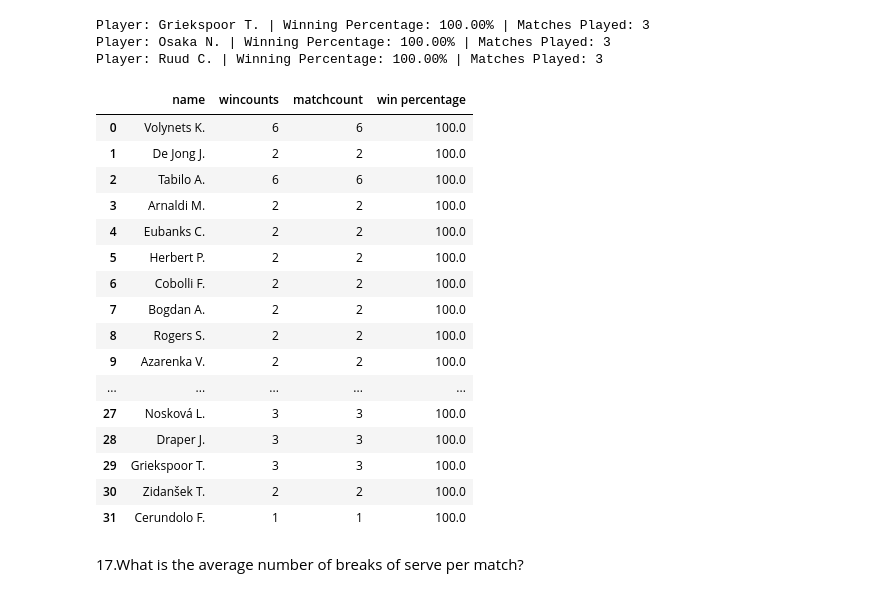
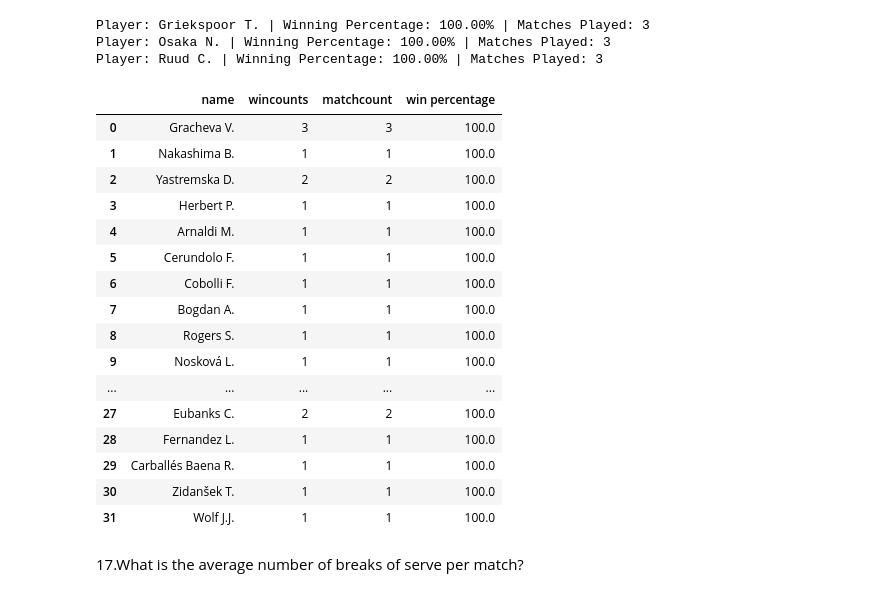
Before and after one commit to HosseinFaghihi/tennismatch_coop_coding, a Jupyter notebook: tproject.ipynb, the cells around one changed output. Drawn from its saved outputs; the diff is of its cells as text; code cells hidden in the pictures.

```diff
--- a/tproject.ipynb
+++ b/tproject.ipynb
@@ -715,7 +715,7 @@ filtered_statistics['winner'] = filtered_statistics.apply(determine_winner, axis
 # Merge with home_team and away_team DataFrames to get player IDs
 merged_teams = pd.merge(home_team[['match_id', 'player_id', 'full_name']],
                         away_team[['match_id', 'player_id', 'full_name']],
-                        on='match_id', suffixes=('_home', '_away')).drop_duplicates()
+                        on='match_id', suffixes=('_home', '_away'))
 
 # Merge filtered_statistics with merged_teams to get winner player IDs
 win = pd.merge(filtered_statistics[['match_id', 'winner']],
@@ -736,7 +736,7 @@ for index, row in win.iterrows():
 
 win_tournoment =pd.merge(win[['match_id','winning_player_id','winning_player_name']],
                          tournament[['match_id','tournament_id']],
-                         on='match_id').drop_duplicates()
+                         on='match_id').drop_duplicates(keep='last')
 
 
 
@@ -1044,50 +1192,50 @@ def determine_winner(row):
         return 0 if row['home_point'] == '40' else 1
     else:
         return None
 
 
 last_row_per_id['Winner'] = last_row_per_id.apply(determine_winner, axis=1)
 df_home_new=grouped_data_frames['home_team']
 df_home_new['h/a']=0
 df_away_new=grouped_data_frames['away_team']
 df_away_new['h/a']=1
 df_home_away=pd.concat([df_home_new,df_away_new])
 df_merge_team_pbp=pd.merge(df_home_away,last_row_per_id[['Winner','match_id']] ,on='match_id',how='inner')
-df_merge_team_pbp=df_merge_team_pbp[['match_id','name', 'gender','current_rank','h/a','Winner']].sort_values(by='match_id')
+df_merge_team_pbp=df_merge_team_pbp[['match_id','name', 'gender','current_rank','h/a','Winner']].sort_values(by='match_id').drop_duplicates()
 grouped = df_merge_team_pbp.groupby('match_id').filter(lambda x: (x['current_rank'] <= 10).any()).reset_index(drop=True)
 filterede_df = grouped[(grouped['h/a'] == grouped['Winner']) & (grouped['current_rank'] > 10)]
 count=grouped[(grouped['current_rank'] > 10)].reset_index(drop=True)
 
 
 count_df1 = filterede_df['name'].value_counts().reset_index()
 count_df1.columns = ['name', 'wincounts']
 
 count_df2 = count['name'].value_counts().reset_index()
 count_df2.columns=['name','matchcount']
 
 
 df_count_all=pd.merge(count_df1,count_df2,on='name',how='inner').reset_index(drop=True)
 df_count_all['win percentage']=df_count_all['wincounts']*100/df_count_all['matchcount']
 df_count_all=df_count_all.sort_values(by='win percentage',ascending=False)
 df_count_all[df_count_all['win percentage']==100].reset_index(drop=True)
 # %% [output]
 |  | name | wincounts | matchcount | win percentage |
-| 0 | Volynets K. | 6 | 6 | 100.0 |
-| 1 | De Jong J. | 2 | 2 | 100.0 |
-| 2 | Tabilo A. | 6 | 6 | 100.0 |
-| 3 | Arnaldi M. | 2 | 2 | 100.0 |
-| 4 | Eubanks C. | 2 | 2 | 100.0 |
-| 5 | Herbert P. | 2 | 2 | 100.0 |
-| 6 | Cobolli F. | 2 | 2 | 100.0 |
-| 7 | Bogdan A. | 2 | 2 | 100.0 |
-| 8 | Rogers S. | 2 | 2 | 100.0 |
-| 9 | Azarenka V. | 2 | 2 | 100.0 |
+| 0 | Gracheva V. | 3 | 3 | 100.0 |
+| 1 | Nakashima B. | 1 | 1 | 100.0 |
+| 2 | Yastremska D. | 2 | 2 | 100.0 |
+| 3 | Herbert P. | 1 | 1 | 100.0 |
+| 4 | Arnaldi M. | 1 | 1 | 100.0 |
+| 5 | Cerundolo F. | 1 | 1 | 100.0 |
+| 6 | Cobolli F. | 1 | 1 | 100.0 |
+| 7 | Bogdan A. | 1 | 1 | 100.0 |
+| 8 | Rogers S. | 1 | 1 | 100.0 |
+| 9 | Nosková L. | 1 | 1 | 100.0 |
 | ... | ... | ... | ... | ... |
-| 27 | Nosková L. | 3 | 3 | 100.0 |
-| 28 | Draper J. | 3 | 3 | 100.0 |
-| 29 | Griekspoor T. | 3 | 3 | 100.0 |
-| 30 | Zidanšek T. | 2 | 2 | 100.0 |
-| 31 | Cerundolo F. | 1 | 1 | 100.0 |
+| 27 | Eubanks C. | 2 | 2 | 100.0 |
+| 28 | Fernandez L. | 1 | 1 | 100.0 |
+| 29 | Carballés Baena R. | 1 | 1 | 100.0 |
+| 30 | Zidanšek T. | 1 | 1 | 100.0 |
+| 31 | Wolf J.J. | 1 | 1 | 100.0 |
 # %% [markdown]
 17.What is the average number of breaks of serve per match?
 # %%
```
Also changed, not shown: parts of 11 cells of this notebook.
